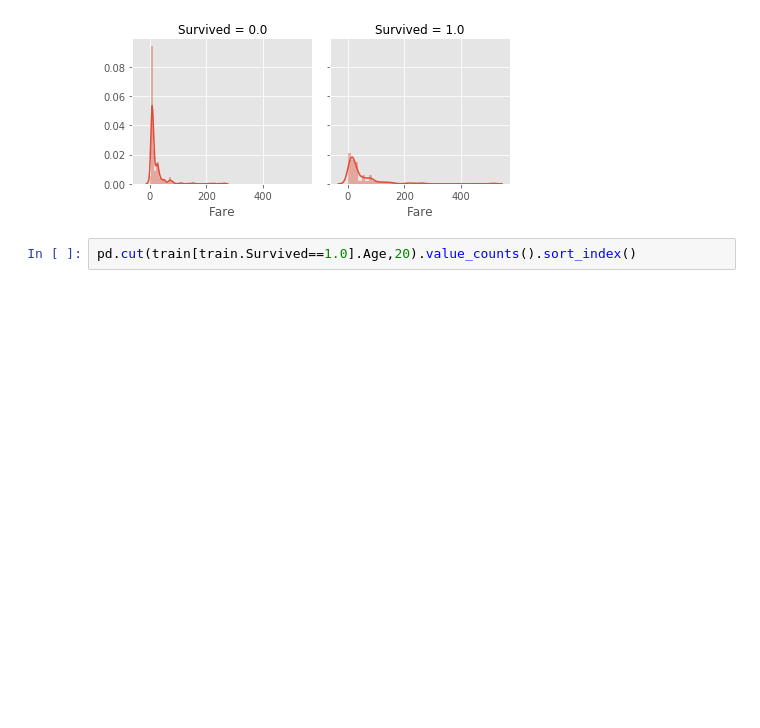
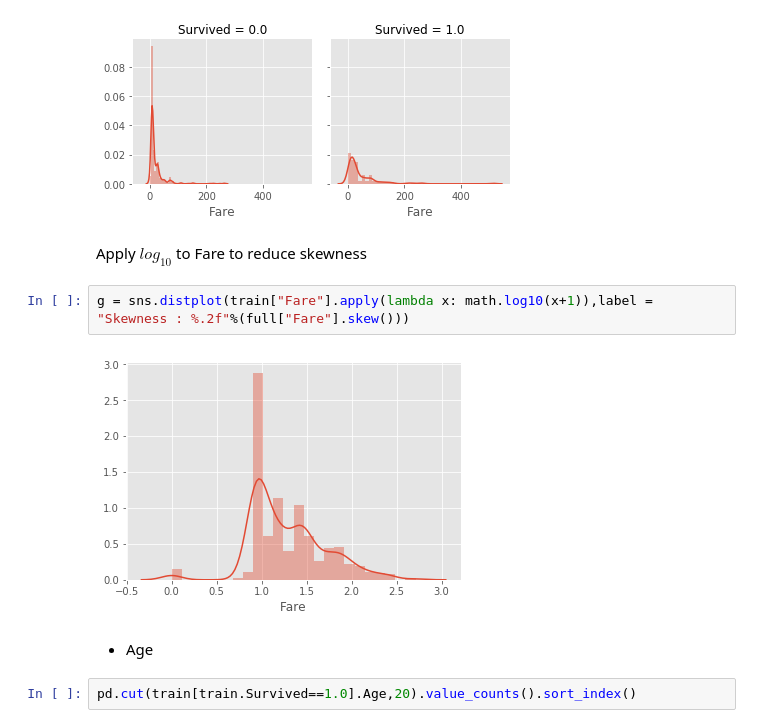
Before and after one commit to suns82-0/Titanic-Machine-Learning-from-Disaster, a Jupyter notebook: Titanic_1.ipynb, the cells around one changed output. Drawn from its saved outputs; the diff is of its cells as text; blank space fills up the shorter version.

```diff
--- a/Titanic_1.ipynb
+++ b/Titanic_1.ipynb
@@ -37,6 +48,14 @@ g.map(sns.distplot, "Fare")
 # %% [output]
 <seaborn.axisgrid.FacetGrid at 0x...>
 [figure]
+# %% [markdown]
+Apply $log_10$ to Fare to reduce skewness
+# %%
+g = sns.distplot(train["Fare"].apply(lambda x: math.log10(x+1)),label = "Skewness : %.2f"%(full["Fare"].skew()))
+# %% [output]
+[figure, added]
+# %% [markdown]
+- Age
 # %%
 pd.cut(train[train.Survived==1.0].Age,20).value_counts().sort_index()
 # %% [output]
```
Also changed, not shown: parts of 92 cells of this notebook.
